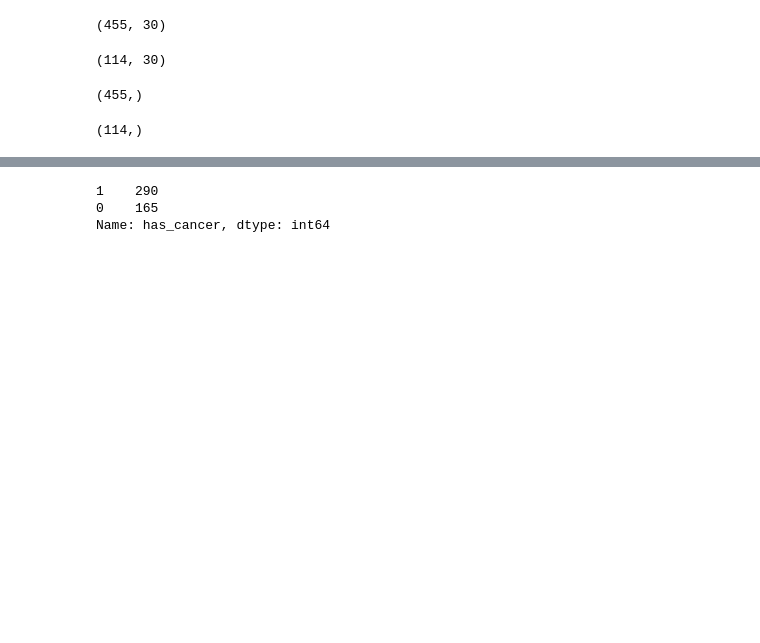
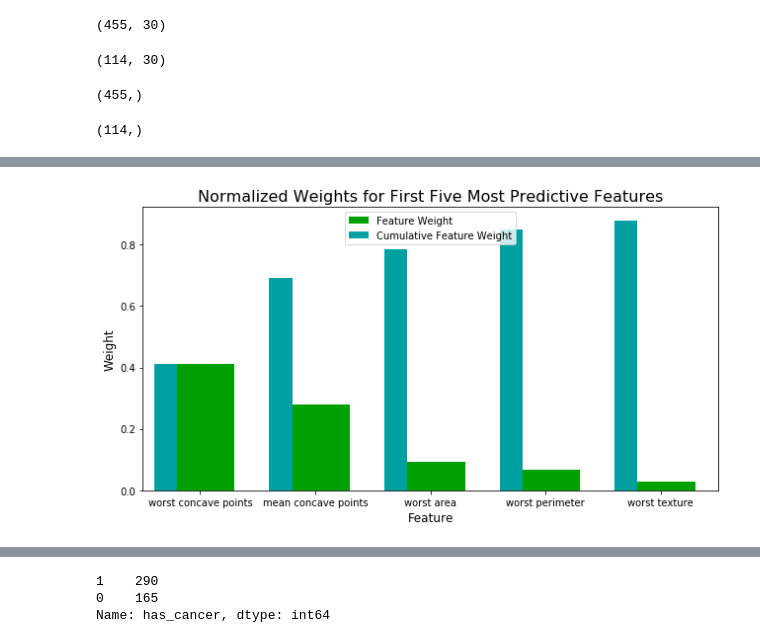
Before and after one commit to vortexash/Machine-Learning, a Jupyter notebook: classification_exercise.ipynb, the cells around one changed output, grey strips where cells are left out. Drawn from its saved outputs; the diff is of its cells as text; code cells hidden in the pictures; blank space fills up the shorter version.

```diff
--- a/classification_exercise.ipynb
+++ b/classification_exercise.ipynb
@@ -130,0 +260,2 @@ print(results)
+# %%
+model2_imp = model2.fit(X_train,y_train).feature_importances_
@@ -130,0 +264,4 @@ print(results)
+# %%
+feature_plot(model2_imp, X_train, y_train)
+# %% [output]
+[figure, added]
```
Also changed, not shown: parts of 33 cells of this notebook.
